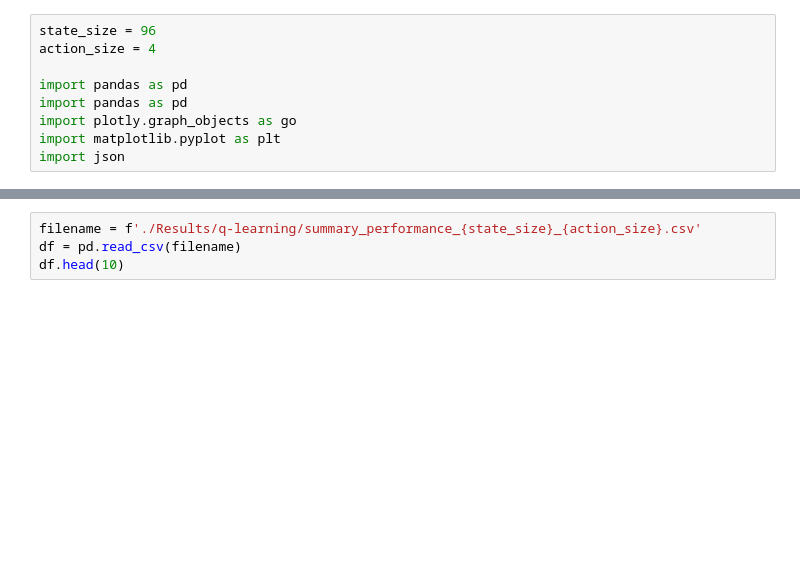
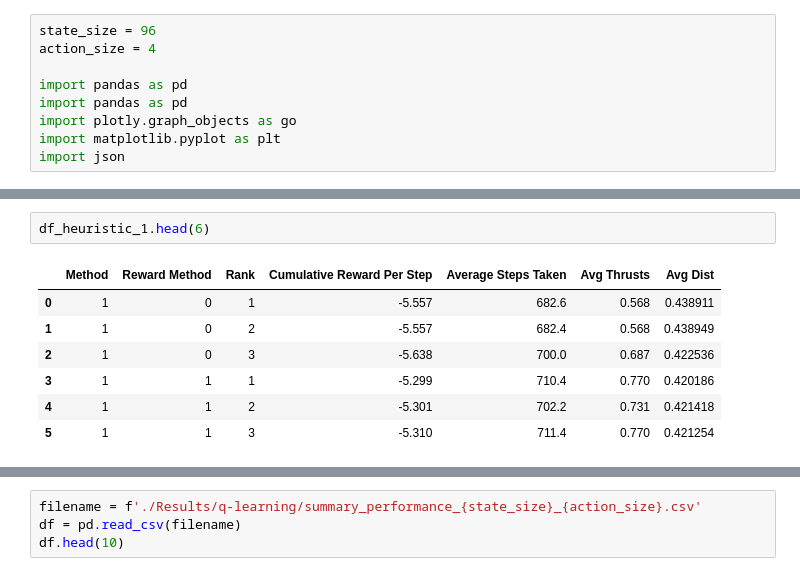
Before and after one commit to shayanshafquat/Group-A9, a Jupyter notebook: results.ipynb, the cells around one changed output, grey strips where cells are left out. Drawn from its saved outputs; the diff is of its cells as text; blank space fills up the shorter version.

```diff
--- a/results.ipynb
+++ b/results.ipynb
@@ -552,0 +539,10 @@ Heuristic 1 Combined Data:
+# %%
+df_heuristic_1.head(6)
+# %% [output]
+|  | Method | Reward Method | Rank | Cumulative Reward Per Step | Average Steps Taken | Avg Thrusts | Avg Dist |
+| 0 | 1 | 0 | 1 | -5.557 | 682.6 | 0.568 | 0.438911 |
+| 1 | 1 | 0 | 2 | -5.557 | 682.4 | 0.568 | 0.438949 |
+| 2 | 1 | 0 | 3 | -5.638 | 700.0 | 0.687 | 0.422536 |
+| 3 | 1 | 1 | 1 | -5.299 | 710.4 | 0.770 | 0.420186 |
+| 4 | 1 | 1 | 2 | -5.301 | 702.2 | 0.731 | 0.421418 |
+| 5 | 1 | 1 | 3 | -5.310 | 711.4 | 0.770 | 0.421254 |
```
Also changed, not shown: parts of 6 cells of this notebook, 1 other file.
